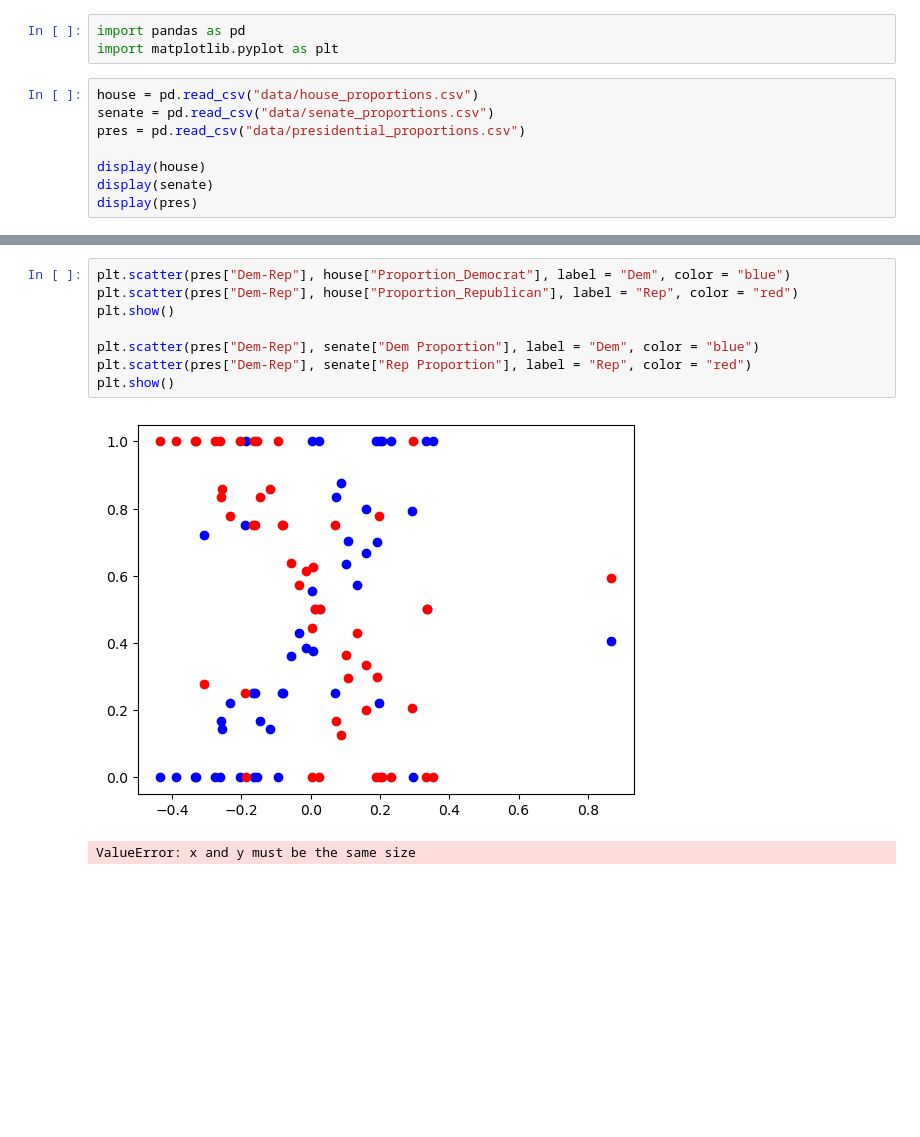
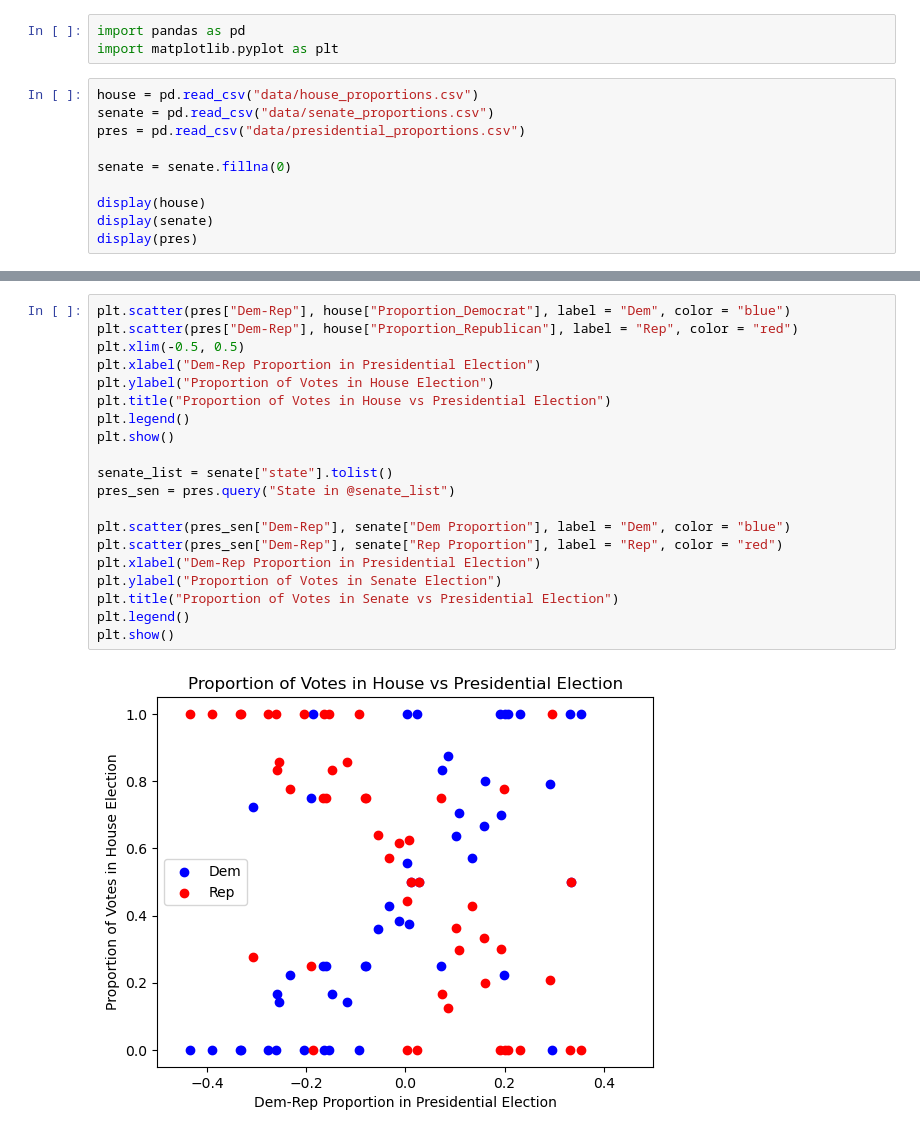
Before and after one commit to swang2026/datasci151spring2026, a Jupyter notebook: Final Project/try_function.ipynb, the cells around one changed output, grey strips where cells are left out. Drawn from its saved outputs; the diff is of its cells as text; blank space fills up the shorter version.

```diff
--- a/Final Project/try_function.ipynb
+++ b/Final Project/try_function.ipynb
@@ -6,6 +6,8 @@ house = pd.read_csv("data/house_proportions.csv")
 senate = pd.read_csv("data/senate_proportions.csv")
 pres = pd.read_csv("data/presidential_proportions.csv")
 
+senate = senate.fillna(0)
+
 display(house)
 display(senate)
 display(pres)
@@ -64,11 +66,22 @@ display(pres)
 # %%
 plt.scatter(pres["Dem-Rep"], house["Proportion_Democrat"], label = "Dem", color = "blue")
 plt.scatter(pres["Dem-Rep"], house["Proportion_Republican"], label = "Rep", color = "red")
+plt.xlim(-0.5, 0.5)
+plt.xlabel("Dem-Rep Proportion in Presidential Election")
+plt.ylabel("Proportion of Votes in House Election")
+plt.title("Proportion of Votes in House vs Presidential Election")
+plt.legend()
 plt.show()
 
-plt.scatter(pres["Dem-Rep"], senate["Dem Proportion"], label = "Dem", color = "blue")
-plt.scatter(pres["Dem-Rep"], senate["Rep Proportion"], label = "Rep", color = "red")
+senate_list = senate["state"].tolist()
+pres_sen = pres.query("State in @senate_list")
+
+plt.scatter(pres_sen["Dem-Rep"], senate["Dem Proportion"], label = "Dem", color = "blue")
+plt.scatter(pres_sen["Dem-Rep"], senate["Rep Proportion"], label = "Rep", color = "red")
+plt.xlabel("Dem-Rep Proportion in Presidential Election")
+plt.ylabel("Proportion of Votes in Senate Election")
+plt.title("Proportion of Votes in Senate vs Presidential Election")
+plt.legend()
 plt.show()
 # %% [output]
-[figure, old version]
+[figure, new version]
-ValueError: x and y must be the same size
```
Also changed, not shown: parts of 2 cells of this notebook, 4 other files.
